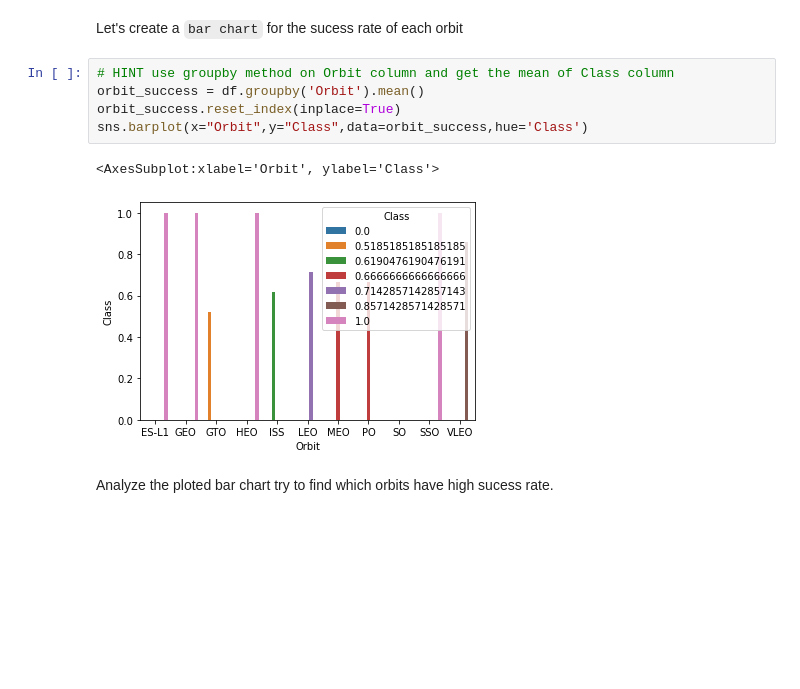
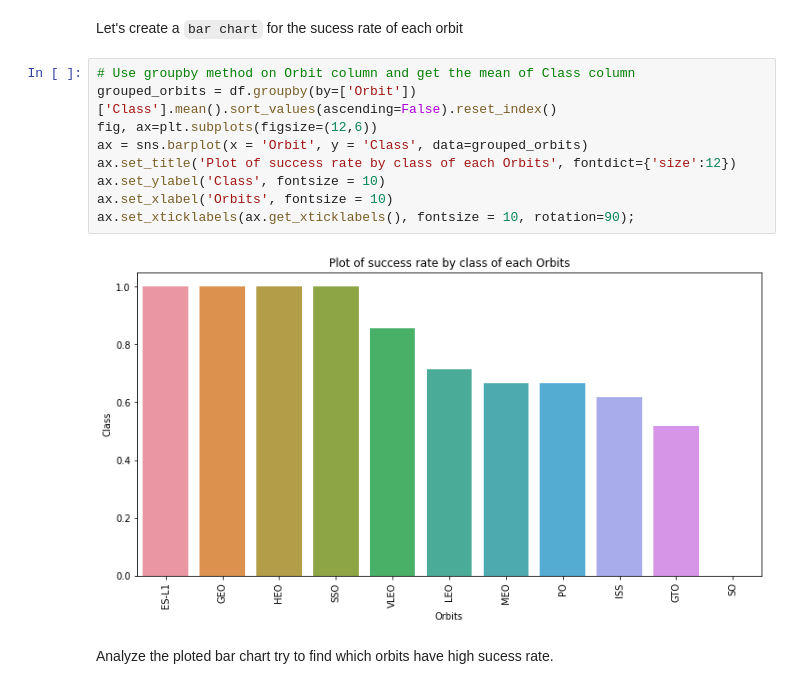
Before and after one commit to nqomuleya/IBM_Data_Science, a Jupyter notebook: EDA with Visualization.ipynb, the cells around one changed output. Drawn from its saved outputs; the diff is of its cells as text; blank space fills up the shorter version.

```diff
--- a/EDA with Visualization.ipynb
+++ b/EDA with Visualization.ipynb
@@ -113,13 +113,16 @@ Next, we want to visually check if there are any relationship between success ra
 # %% [markdown]
 Let's create a `bar chart` for the sucess rate of each orbit
 # %%
-# HINT use groupby method on Orbit column and get the mean of Class column
-orbit_success = df.groupby('Orbit').mean()
-orbit_success.reset_index(inplace=True)
-sns.barplot(x="Orbit",y="Class",data=orbit_success,hue='Class')
+# Use groupby method on Orbit column and get the mean of Class column
+grouped_orbits = df.groupby(by=['Orbit'])['Class'].mean().sort_values(ascending=False).reset_index()
+fig, ax=plt.subplots(figsize=(12,6))
+ax = sns.barplot(x = 'Orbit', y = 'Class', data=grouped_orbits)
+ax.set_title('Plot of success rate by class of each Orbits', fontdict={'size':12})
+ax.set_ylabel('Class', fontsize = 10)
+ax.set_xlabel('Orbits', fontsize = 10)
+ax.set_xticklabels(ax.get_xticklabels(), fontsize = 10, rotation=90);
 # %% [output]
-<AxesSubplot:xlabel='Orbit', ylabel='Class'>
-[figure, old version]
+[figure, new version]
 # %% [markdown]
 Analyze the ploted bar chart try to find which orbits have high sucess rate.
 # %% [markdown]
```
Also changed, not shown: parts of 9 cells of this notebook.
